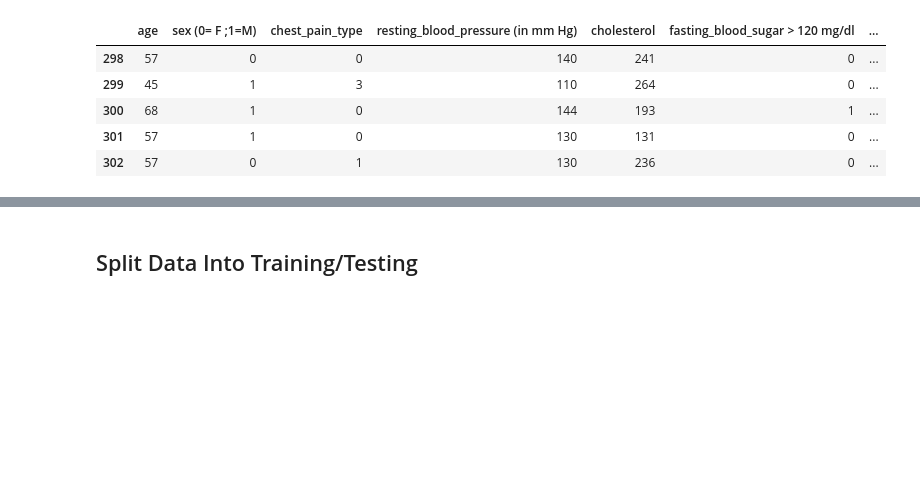
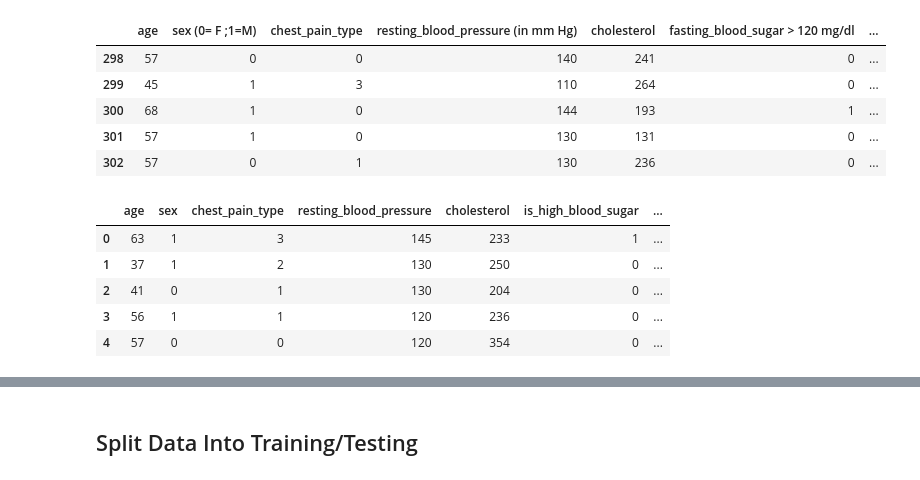
Before and after one commit to Girlcode92/heart_attack_predictor, a Jupyter notebook: Heart_attack_model.ipynb, the cells around one changed output, grey strips where cells are left out. Drawn from its saved outputs; the diff is of its cells as text; code cells hidden in the pictures; blank space fills up the shorter version.

```diff
--- a/Heart_attack_model.ipynb
+++ b/Heart_attack_model.ipynb
@@ -34,3 +34,20 @@ display(heart_df.tail())
 | 300 | 68 | 1 | 0 | 144 | 193 | 1 | ... |
 | 301 | 57 | 1 | 0 | 130 | 131 | 0 | ... |
 | 302 | 57 | 0 | 1 | 130 | 236 | 0 | ... |
+# %%
+## Rename long column names
+heart_df.rename(columns={'sex (0= F ;1=M) ': 'sex',
+                         'exercise_induced_angina (1 = Y ; 0= N)': 'exercise_induced_angina',
+                         'output (0 = less chance of HA ; 1 = more chance of HA)': 'output',
+                         'resting_blood_pressure (in mm Hg)': 'resting_blood_pressure',
+                         'fasting_blood_sugar > 120 mg/dl': 'is_high_blood_sugar'},
+                         inplace=True)
+
+heart_df.head()
+# %% [output]
+|  | age | sex | chest_pain_type | resting_blood_pressure | cholesterol | is_high_blood_sugar | ... |
+| 0 | 63 | 1 | 3 | 145 | 233 | 1 | ... |
+| 1 | 37 | 1 | 2 | 130 | 250 | 0 | ... |
+| 2 | 41 | 0 | 1 | 130 | 204 | 0 | ... |
+| 3 | 56 | 1 | 1 | 120 | 236 | 0 | ... |
+| 4 | 57 | 0 | 0 | 120 | 354 | 0 | ... |
```
Also changed, not shown: parts of 11 cells of this notebook.
